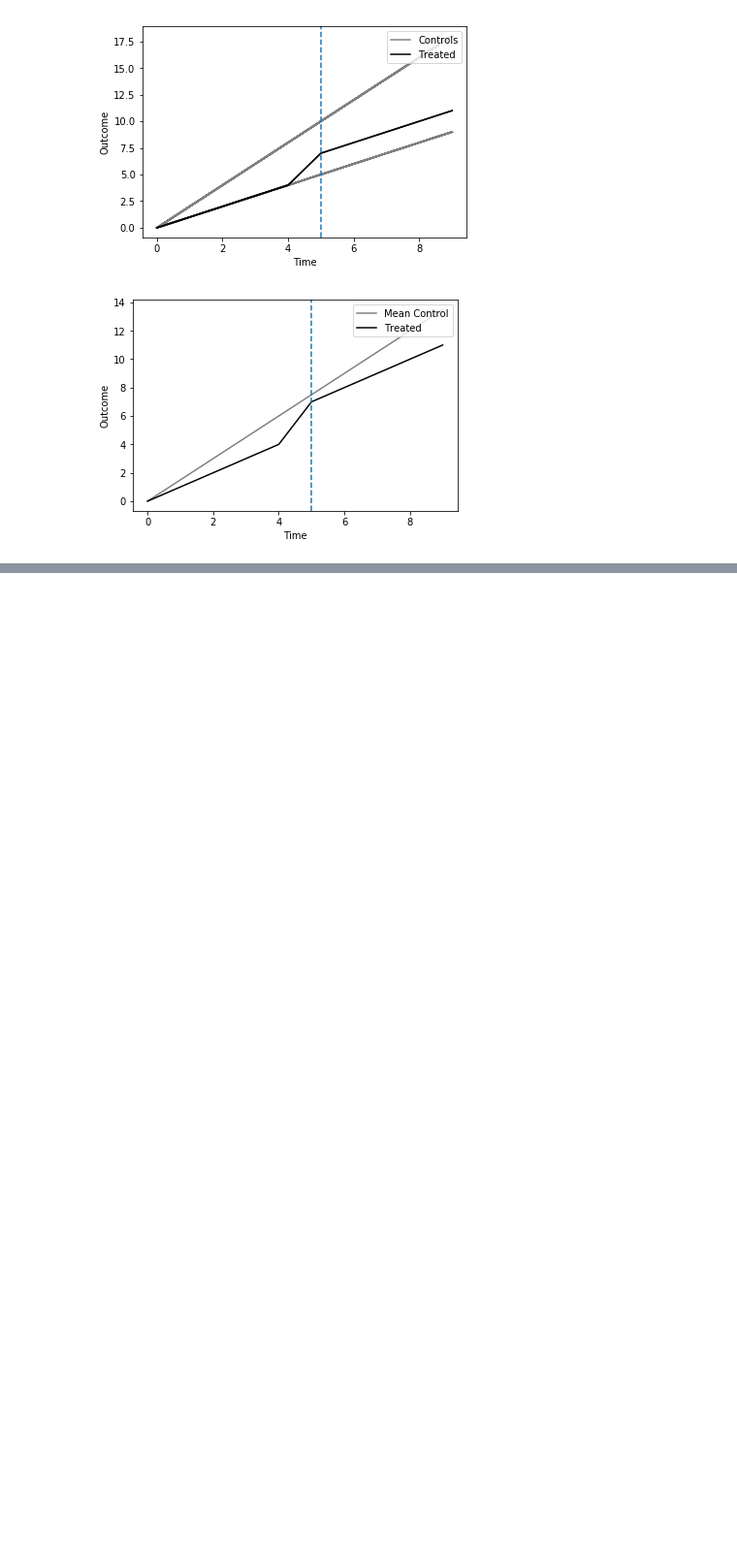
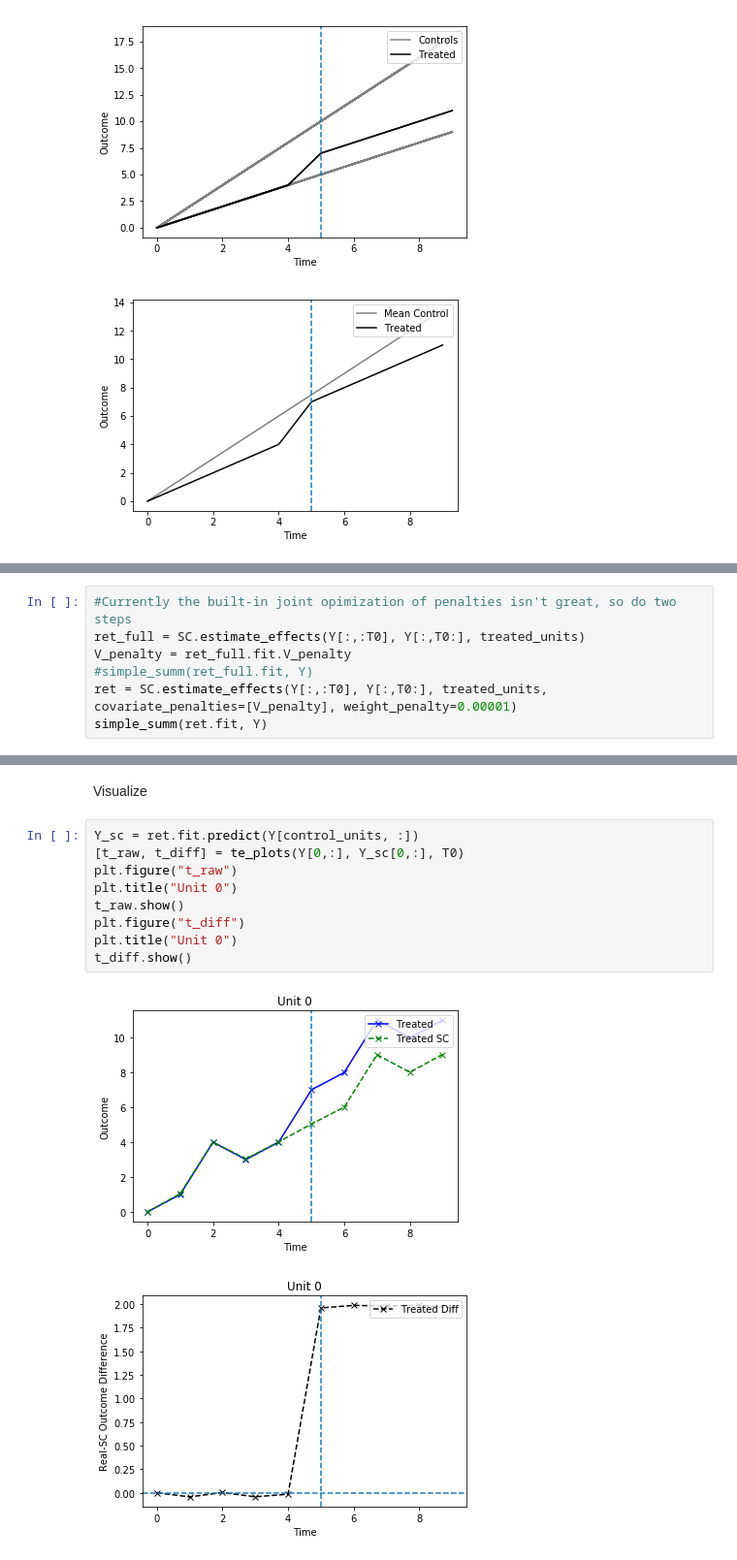
Before and after one commit to microsoft/SparseSC, a Jupyter notebook: examples/DifferentialTrends.ipynb, the cells around one changed output, grey strips where cells are left out. Shown at 97% size. Drawn from its saved outputs; the diff is of its cells as text; blank space fills up the shorter version.

```diff
--- a/examples/DifferentialTrends.ipynb
+++ b/examples/DifferentialTrends.ipynb
@@ -105,0 +121,7 @@ est_te = diffs[0,:]
+# %%
+#Currently the built-in joint opimization of penalties isn't great, so do two steps
+ret_full = SC.estimate_effects(Y[:,:T0], Y[:,T0:], treated_units)
+V_penalty = ret_full.fit.V_penalty
+#simple_summ(ret_full.fit, Y)
+ret = SC.estimate_effects(Y[:,:T0], Y[:,T0:], treated_units, covariate_penalties=[V_penalty], weight_penalty=0.00001)
+simple_summ(ret.fit, Y)
@@ -105,0 +137,14 @@ est_te = diffs[0,:]
+# %% [markdown]
+Visualize
+# %%
+Y_sc = ret.fit.predict(Y[control_units, :])
+[t_raw, t_diff] = te_plots(Y[0,:], Y_sc[0,:], T0)
+plt.figure("t_raw")
+plt.title("Unit 0")
+t_raw.show()
+plt.figure("t_diff")
+plt.title("Unit 0")
+t_diff.show()
+# %% [output]
+[figure, added]
+[figure, added]
```
Also changed, not shown: parts of 28 cells of this notebook, 3 other files.
